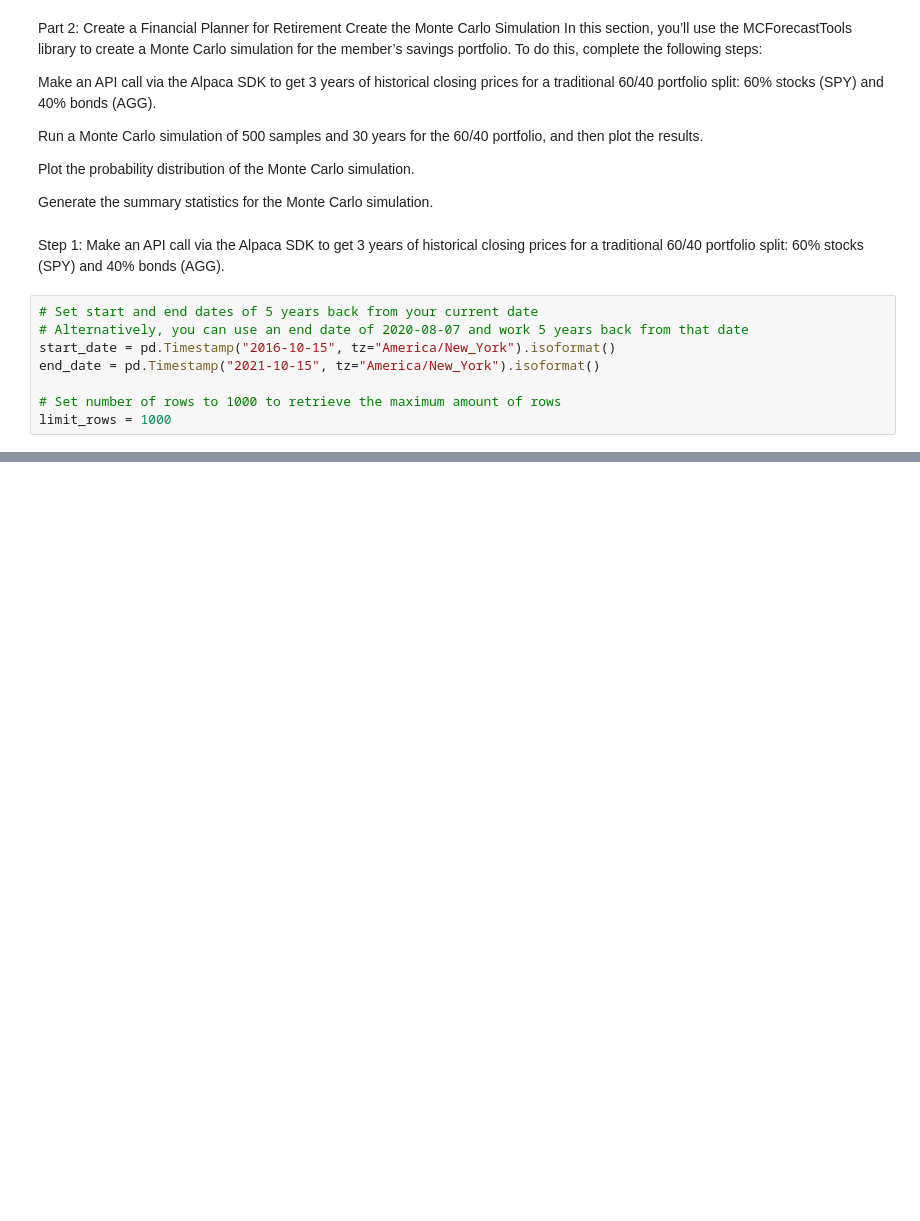
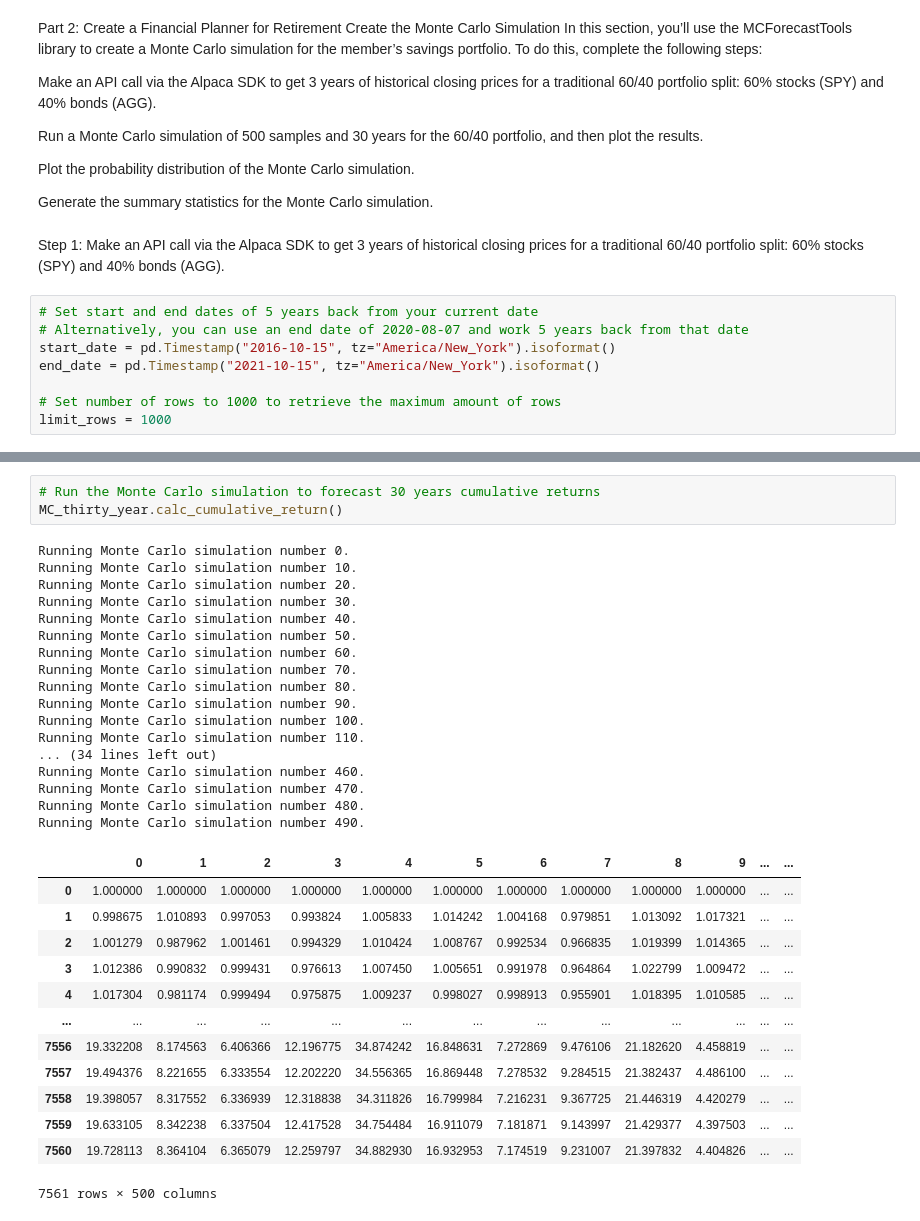
Before and after one commit to mrlandero/Monte_Carlo_Portfolio, a Jupyter notebook: app.ipynb, the cells around one changed output, grey strips where cells are left out. Saved outputs shown, nothing was run; the diff lists cells and outputs as text; blank space fills up the shorter version.

```diff
--- a/app.ipynb
+++ b/app.ipynb
@@ -443,0 +476,34 @@ display(pricing_data.tail())
+# %%
+# Run the Monte Carlo simulation to forecast 30 years cumulative returns
+MC_thirty_year.calc_cumulative_return()
+# %% [output]
+Running Monte Carlo simulation number 0.
+Running Monte Carlo simulation number 10.
+Running Monte Carlo simulation number 20.
+Running Monte Carlo simulation number 30.
+Running Monte Carlo simulation number 40.
+Running Monte Carlo simulation number 50.
+Running Monte Carlo simulation number 60.
+Running Monte Carlo simulation number 70.
+Running Monte Carlo simulation number 80.
+Running Monte Carlo simulation number 90.
+Running Monte Carlo simulation number 100.
+Running Monte Carlo simulation number 110.
+... (34 lines left out)
+Running Monte Carlo simulation number 460.
+Running Monte Carlo simulation number 470.
+Running Monte Carlo simulation number 480.
+Running Monte Carlo simulation number 490.
+|  | 0 | 1 | 2 | 3 | 4 | 5 | 6 | 7 | 8 | 9 | ... | ... |
+| 0 | 1.000000 | 1.000000 | 1.000000 | 1.000000 | 1.000000 | 1.000000 | 1.000000 | 1.000000 | 1.000000 | 1.000000 | ... | ... |
+| 1 | 0.998675 | 1.010893 | 0.997053 | 0.993824 | 1.005833 | 1.014242 | 1.004168 | 0.979851 | 1.013092 | 1.017321 | ... | ... |
+| 2 | 1.001279 | 0.987962 | 1.001461 | 0.994329 | 1.010424 | 1.008767 | 0.992534 | 0.966835 | 1.019399 | 1.014365 | ... | ... |
+| 3 | 1.012386 | 0.990832 | 0.999431 | 0.976613 | 1.007450 | 1.005651 | 0.991978 | 0.964864 | 1.022799 | 1.009472 | ... | ... |
+| 4 | 1.017304 | 0.981174 | 0.999494 | 0.975875 | 1.009237 | 0.998027 | 0.998913 | 0.955901 | 1.018395 | 1.010585 | ... | ... |
+| ... | ... | ... | ... | ... | ... | ... | ... | ... | ... | ... | ... | ... |
+| 7556 | 19.332208 | 8.174563 | 6.406366 | 12.196775 | 34.874242 | 16.848631 | 7.272869 | 9.476106 | 21.182620 | 4.458819 | ... | ... |
+| 7557 | 19.494376 | 8.221655 | 6.333554 | 12.202220 | 34.556365 | 16.869448 | 7.278532 | 9.284515 | 21.382437 | 4.486100 | ... | ... |
+| 7558 | 19.398057 | 8.317552 | 6.336939 | 12.318838 | 34.311826 | 16.799984 | 7.216231 | 9.367725 | 21.446319 | 4.420279 | ... | ... |
+| 7559 | 19.633105 | 8.342238 | 6.337504 | 12.417528 | 34.754484 | 16.911079 | 7.181871 | 9.143997 | 21.429377 | 4.397503 | ... | ... |
+| 7560 | 19.728113 | 8.364104 | 6.365079 | 12.259797 | 34.882930 | 16.932953 | 7.174519 | 9.231007 | 21.397832 | 4.404826 | ... | ... |
+7561 rows × 500 columns
```
Also changed, not shown: parts of 4 cells of this notebook.
